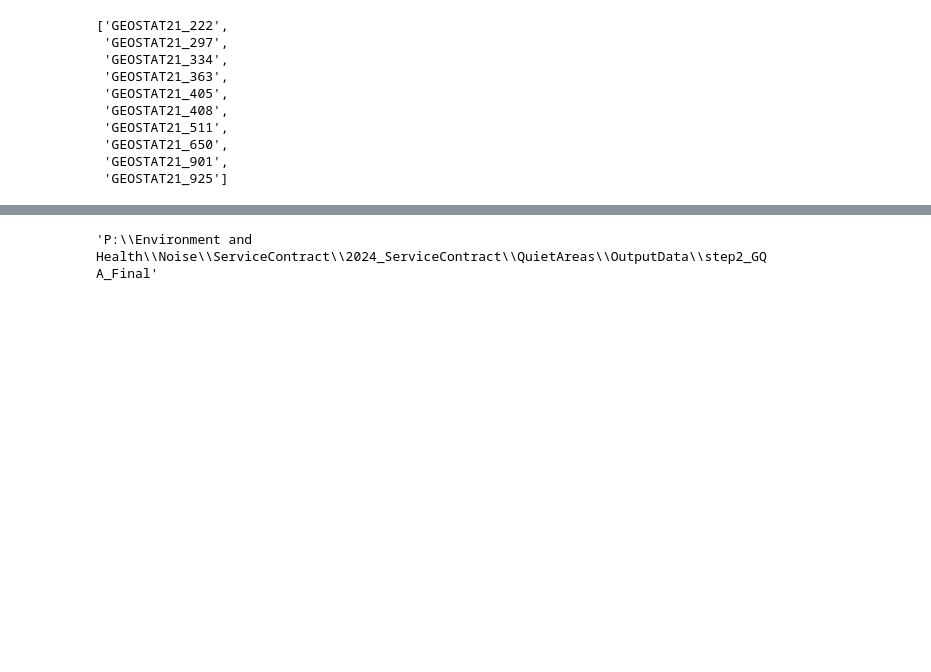
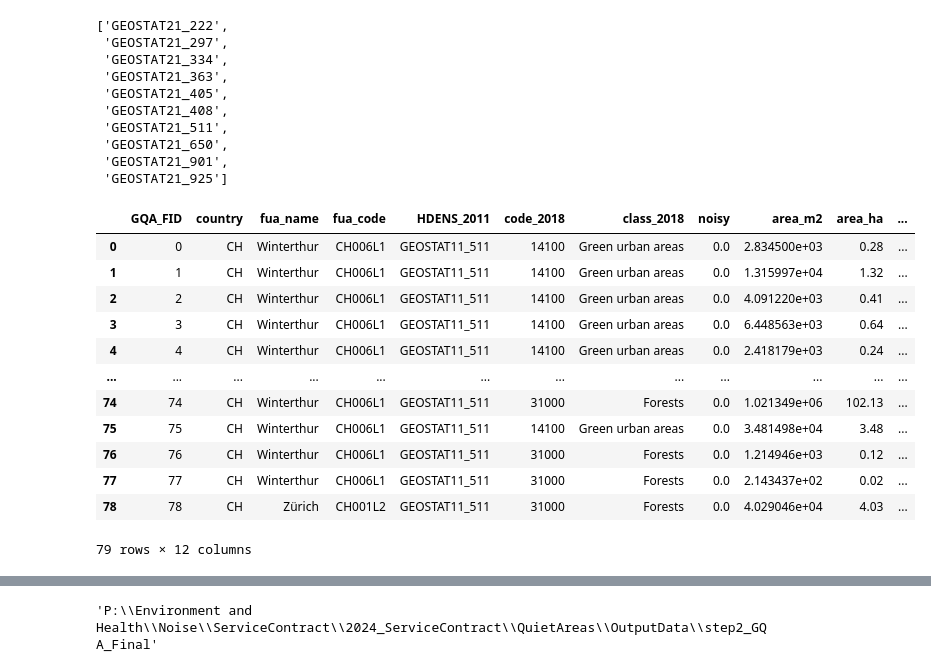
Before and after one commit to ubachr/GQA, a Jupyter notebook: dev/04_Computing_Pop_asDGREGIO.ipynb, the cells around one changed output, grey strips where cells are left out. Drawn from its saved outputs; the diff is of its cells as text; code cells hidden in the pictures; blank space fills up the shorter version.

```diff
--- a/dev/04_Computing_Pop_asDGREGIO.ipynb
+++ b/dev/04_Computing_Pop_asDGREGIO.ipynb
@@ -110,6 +110,27 @@ SA_ls
  'GEOSTAT21_650',
  'GEOSTAT21_901',
  'GEOSTAT21_925']
+# %%
+uc_code= 'GEOSTAT21_511'
+GQA_path = os.path.join(path2FinalGQA, f'{uc_code}_finalGQA.shp')
+GQA = gpd.read_file(GQA_path)
+GQA = GQA.reset_index().rename(columns={'index': 'GQA_FID'})
+# %%
+GQA
+# %% [output]
+|  | GQA_FID | country | fua_name | fua_code | HDENS_2011 | code_2018 | class_2018 | noisy | area_m2 | area_ha | ... |
+| 0 | 0 | CH | Winterthur | CH006L1 | GEOSTAT11_511 | 14100 | Green urban areas | 0.0 | 2.834500e+03 | 0.28 | ... |
+| 1 | 1 | CH | Winterthur | CH006L1 | GEOSTAT11_511 | 14100 | Green urban areas | 0.0 | 1.315997e+04 | 1.32 | ... |
+| 2 | 2 | CH | Winterthur | CH006L1 | GEOSTAT11_511 | 14100 | Green urban areas | 0.0 | 4.091220e+03 | 0.41 | ... |
+| 3 | 3 | CH | Winterthur | CH006L1 | GEOSTAT11_511 | 14100 | Green urban areas | 0.0 | 6.448563e+03 | 0.64 | ... |
+| 4 | 4 | CH | Winterthur | CH006L1 | GEOSTAT11_511 | 14100 | Green urban areas | 0.0 | 2.418179e+03 | 0.24 | ... |
+| ... | ... | ... | ... | ... | ... | ... | ... | ... | ... | ... | ... |
+| 74 | 74 | CH | Winterthur | CH006L1 | GEOSTAT11_511 | 31000 | Forests | 0.0 | 1.021349e+06 | 102.13 | ... |
+| 75 | 75 | CH | Winterthur | CH006L1 | GEOSTAT11_511 | 14100 | Green urban areas | 0.0 | 3.481498e+04 | 3.48 | ... |
+| 76 | 76 | CH | Winterthur | CH006L1 | GEOSTAT11_511 | 31000 | Forests | 0.0 | 1.214946e+03 | 0.12 | ... |
+| 77 | 77 | CH | Winterthur | CH006L1 | GEOSTAT11_511 | 31000 | Forests | 0.0 | 2.143437e+02 | 0.02 | ... |
+| 78 | 78 | CH | Zürich | CH001L2 | GEOSTAT11_511 | 31000 | Forests | 0.0 | 4.029046e+04 | 4.03 | ... |
+79 rows × 12 columns
 # %%
 if os.path.exists(csv_path):
     outtbl = pd.read_csv(csv_path)
```
Also changed, not shown: parts of 7 cells of this notebook.
